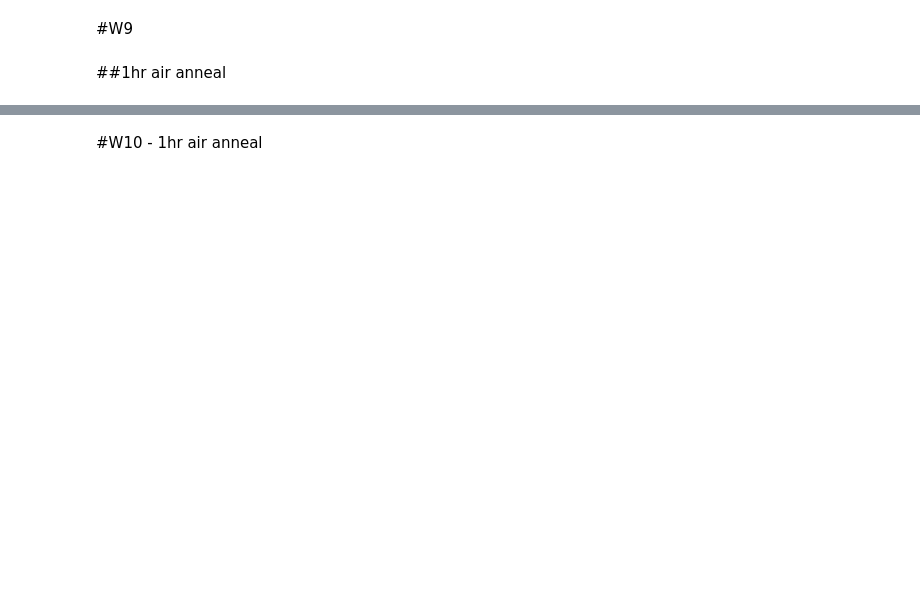
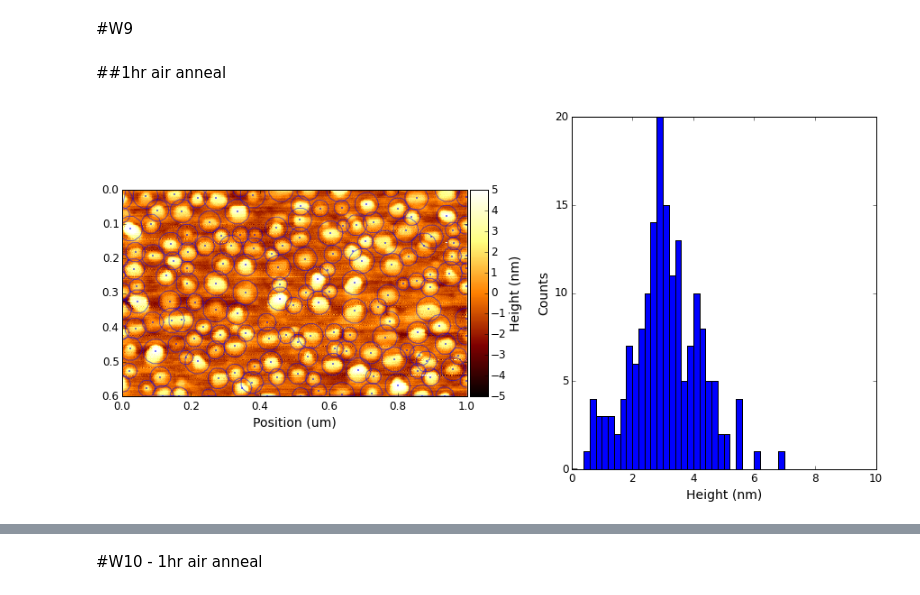
Before and after one commit to bhk37/CNT-Growths, a Jupyter notebook: notes/150717_W_catalysts.ipynb, the cells around one changed output, grey strips where cells are left out. Drawn from its saved outputs; the diff is of its cells as text; code cells hidden in the pictures; blank space fills up the shorter version.

```diff
--- a/notes/150717_W_catalysts.ipynb
+++ b/notes/150717_W_catalysts.ipynb
@@ -7,3 +7,11 @@ run_notebook('../src/AFM.ipynb')
 #W9
 # %% [markdown]
 ##1hr air anneal
+# %%
+fn = '150729_w09_1hr_air_anneal.009'
+im, size = read_ascii(fn)
+im_red = im[0.2*shape(im)[0]:0.8*shape(im)[0], :]
+size_red = (size[0], size[1]*0.6)
+plot_all(im_red, size = size_red, smoothness = 3, max_rad = 20, hmax = 10)
+# %% [output]
+[figure, added]
```
Also changed, not shown: parts of 10 cells of this notebook, 4 other files.
